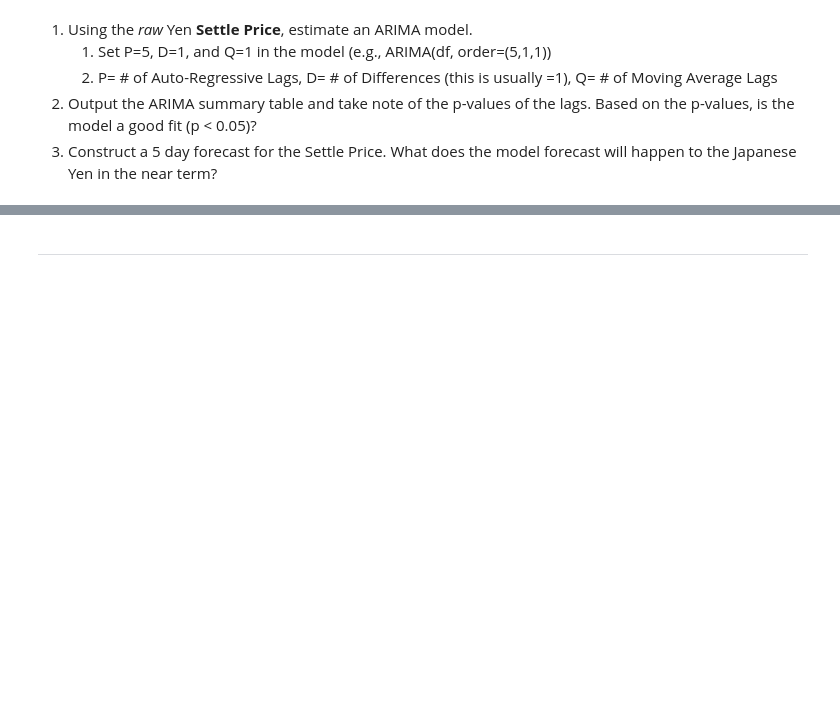
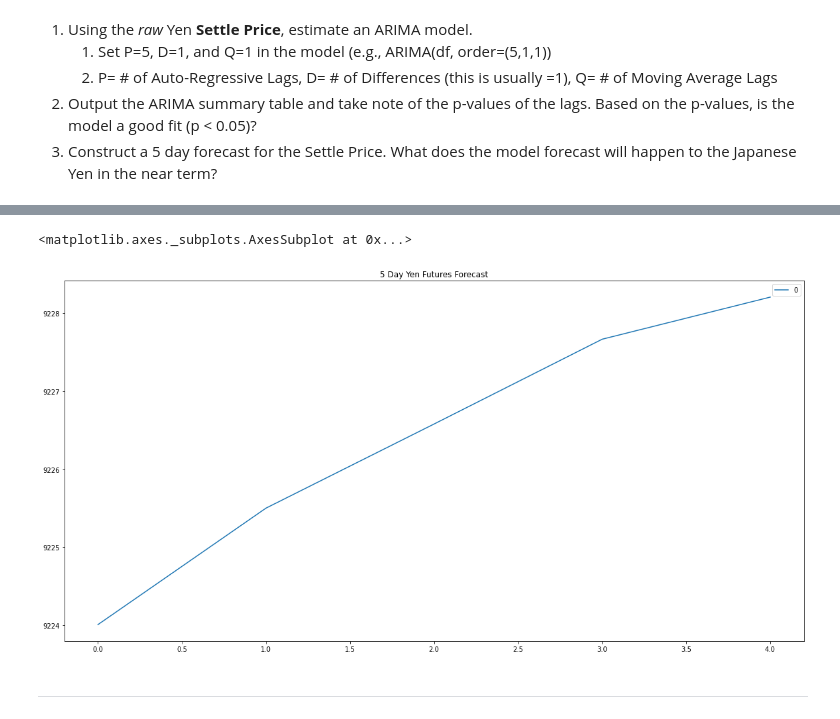
Before and after one commit to CapraRoyale/time-series-analysis, a Jupyter notebook: time_series_analysis.ipynb, the cells around one changed output, grey strips where cells are left out. Cells and saved outputs as stored; diff of their text form; code cells hidden in the pictures; blank space fills up the shorter version.

```diff
--- a/time_series_analysis.ipynb
+++ b/time_series_analysis.ipynb
@@ -145,10 +147,10 @@ pd.DataFrame(results.forecast(steps=5)[0]).plot(title="5 Day Yen Futures Forecas
 # %%
 from statsmodels.tsa.arima_model import ARIMA
 
-# Estimate and ARIMA Model:
+arima_model = ARIMA(yen_futures_settle, order=(5, 1, 1))
 # Hint: ARIMA(df, order=(p, d, q))
 # YOUR CODE HERE!
 
 # Fit the model
-# YOUR CODE HERE!
+arima_results = arima_model.fit()
 # %%
@@ -160,3 +184,9 @@ results.summary()
+# %%
+# Plot the 5 Day Price Forecast
+pd.DataFrame(arima_results.forecast(steps=5)[0]).plot(title="5 Day Yen Futures Forecast", figsize=(20,10))
+# %% [output]
+<matplotlib.axes._subplots.AxesSubplot at 0x...>
+[figure, added]
 # %% [markdown]
 ---
 # %% [markdown]
```
Also changed, not shown: parts of 9 cells of this notebook.
